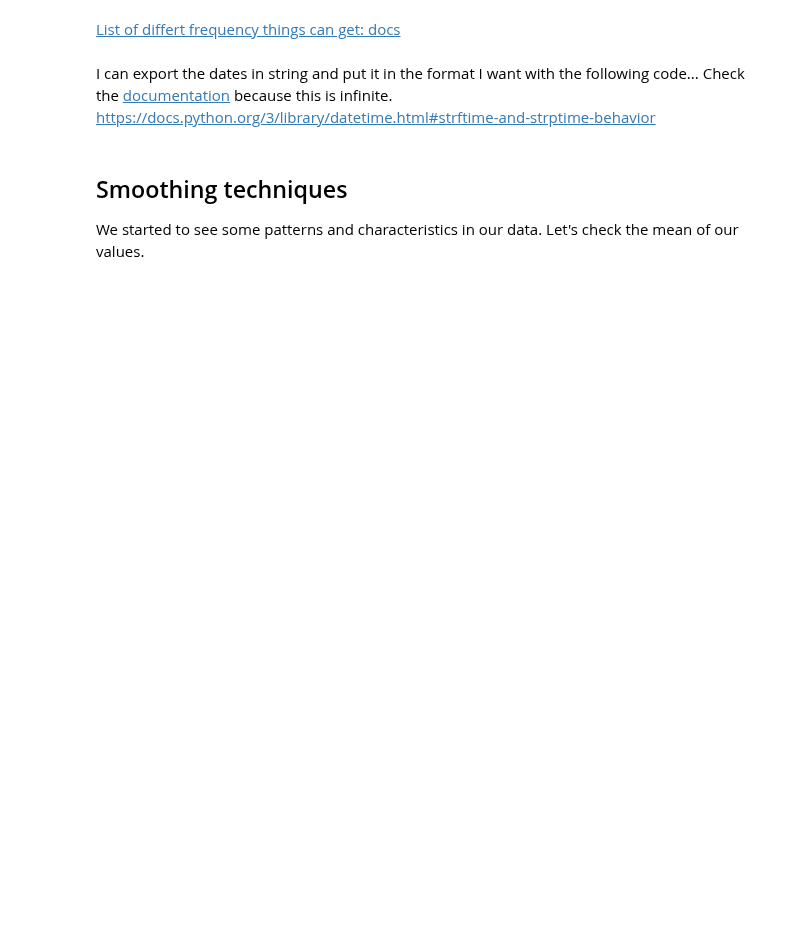
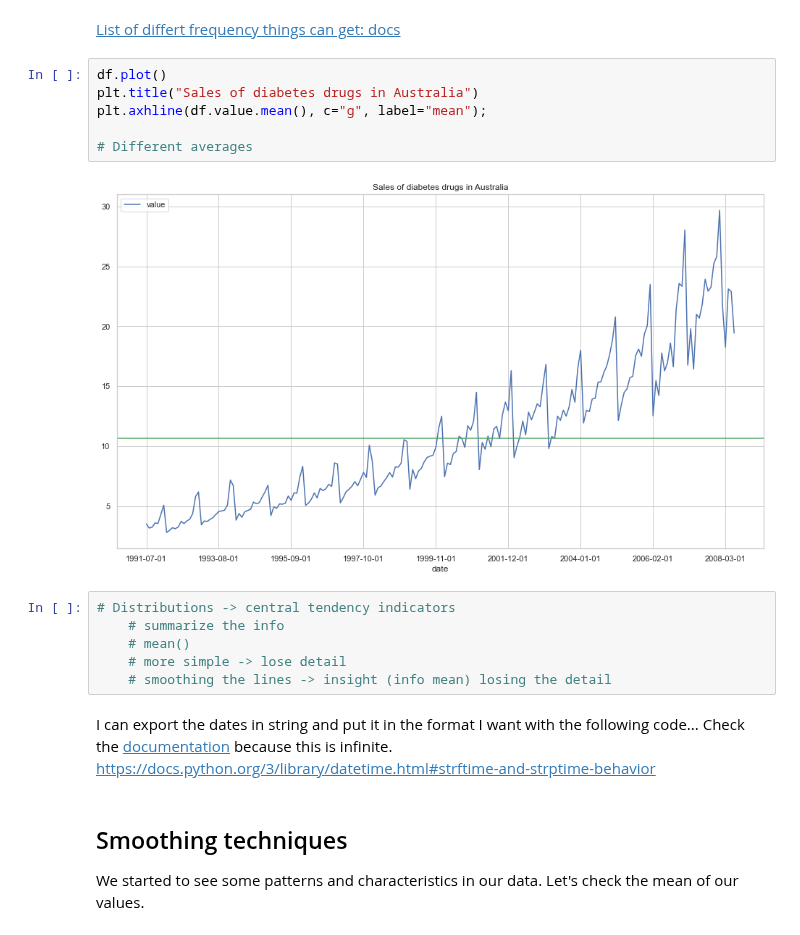
Before and after one commit to Ironhack-data-bcn-oct-2023/lectures, a Jupyter notebook: week-6/04 - Time series I - Properties (decomposition) .ipynb, the cells around one changed output. Saved outputs shown, nothing was run; the diff lists cells and outputs as text; blank space fills up the shorter version.

```diff
--- a/week-6/04 - Time series I - Properties (decomposition) .ipynb
+++ b/week-6/04 - Time series I - Properties (decomposition) .ipynb
@@ -104,5 +276,19 @@ We can infer the frequency
 # %% [markdown]
 [List of differt frequency things can get: docs](https://pandas.pydata.org/docs/user_guide/timeseries.html)
+# %%
+df.plot()
+plt.title("Sales of diabetes drugs in Australia")
+plt.axhline(df.value.mean(), c="g", label="mean");
+
+# Different averages
+# %% [output]
+[figure, added]
+# %%
+# Distributions -> central tendency indicators
+    # summarize the info
+    # mean()
+    # more simple -> lose detail
+    # smoothing the lines -> insight (info mean) losing the detail
 # %% [markdown]
 I can export the dates in string and put it in the format I want with the following code...
 Check the [documentation](https://pandas.pydata.org/docs/reference/api/pandas.Series.dt.strftime.html) because this is infinite.
```
Also changed, not shown: parts of 43 cells of this notebook.
